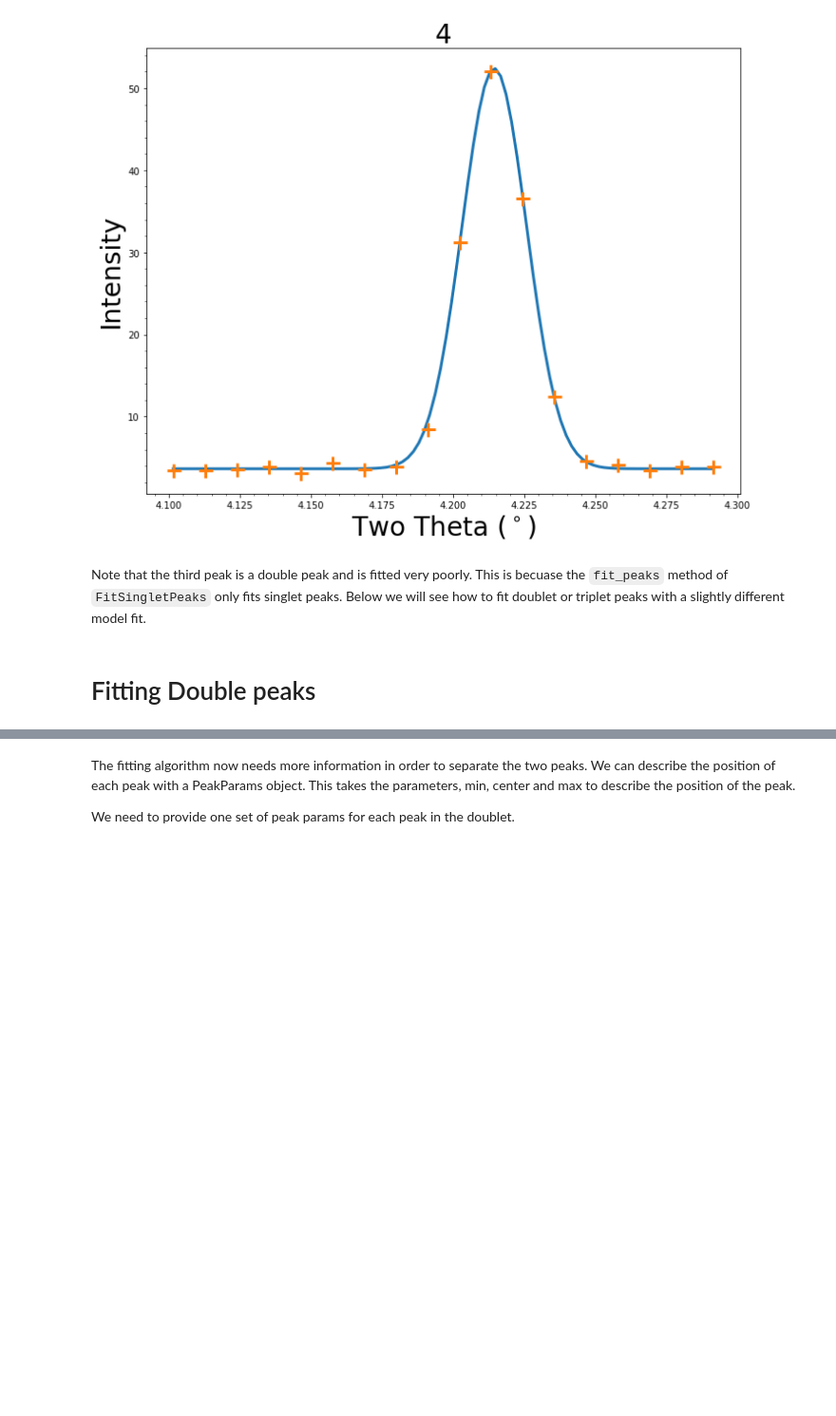
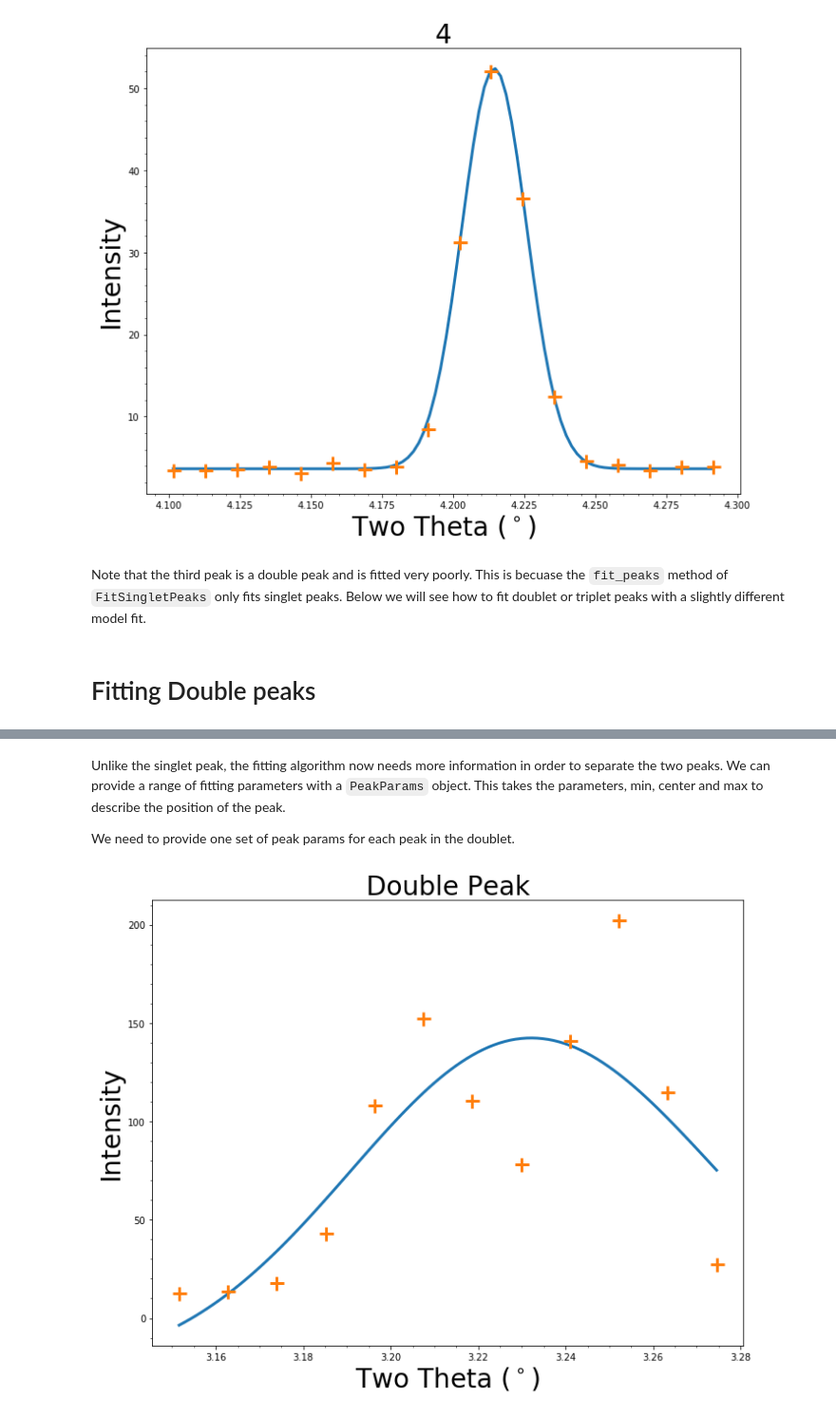
Before and after one commit to LightForm-group/xrdfit, a Jupyter notebook: example_analysis_workflow.ipynb, the cells around one changed output, grey strips where cells are left out. Shown: that part at 95% size. Saved outputs shown, nothing was run; the diff lists cells and outputs as text; code cells hidden in the pictures; blank space fills up the shorter version.

```diff
--- a/example_analysis_workflow.ipynb
+++ b/example_analysis_workflow.ipynb
@@ -145,12 +147,15 @@ spectral_data.plot_spectrum(3.1, 3.35)
 # %% [markdown]
-The fitting algorithm now needs more information in order to separate the two peaks. We can describe the position of each peak with a PeakParams object. This takes the parameters, min, center and max to describe the position of the peak.
+Unlike the singlet peak, the fitting algorithm now needs more information in order to separate the two peaks.
+We can provide a range of fitting parameters with a `PeakParams` object. This takes the parameters, min, center and max to describe the position of the peak.
 
 We need to provide one set of peak params for each peak in the doublet.
 # %%
 peak_labels = ['Double Peak']
 peak_ranges = [(3.15, 3.28)]
-peak1 = PeakParams(3.16, 3.21, 3.22)
-peak2 = PeakParams(3.24, 3.25, 3.28)
+peak1 = PeakParams(3.16, 3.21, 3.23)
+peak2 = PeakParams(3.23, 3.25, 3.28)
 
 spectral_data.fit_2_peaks(peak_labels, peak_ranges, peak1, peak2)
 spectral_data.plot_fit('Double Peak')
+# %% [output]
+[figure, added]
```
Also changed, not shown: parts of 5 cells of this notebook, 1 other file.
